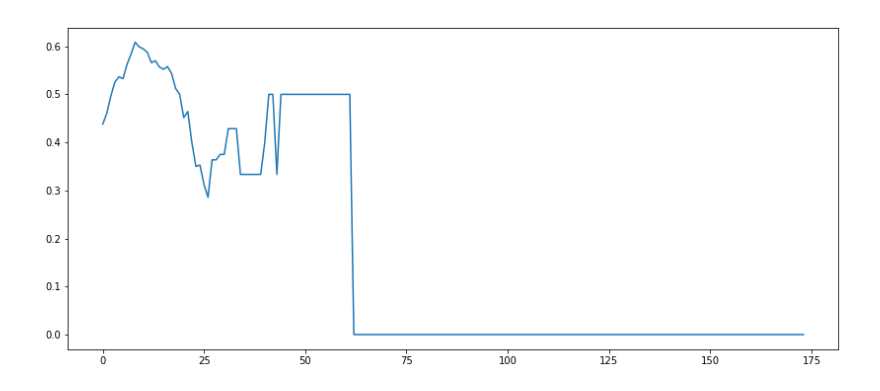
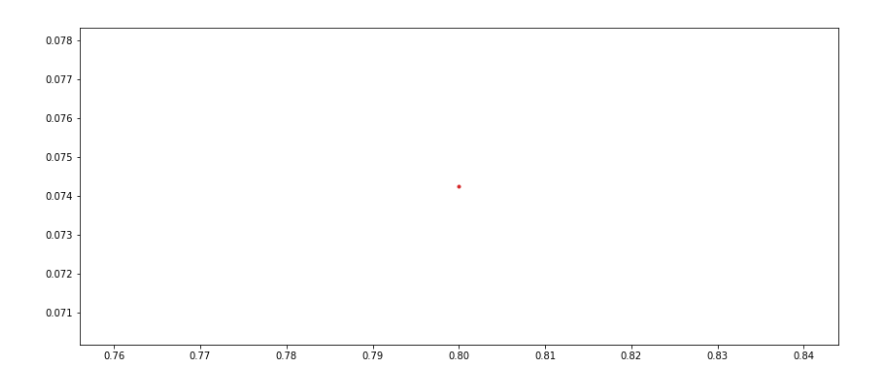
Before and after one commit to arthurtofani/footprint-recommendation-exp1, a Jupyter notebook: notebook/Untitled.ipynb, the cells around one changed output. Cells and saved outputs as stored; diff of their text form; code cells hidden in the pictures.

Commit message:
results

```diff
--- a/notebook/Untitled.ipynb
+++ b/notebook/Untitled.ipynb
@@ -25,0 +5,6 @@ df
+# %%
+#dfx = pd.read_csv('all_results.md.csv')
+dfx = pd.read_csv('test3.csv')
+df = dfx[(dfx.document_field=='session') & (dfx.term_field=='track')]
+df = df[df.num_query_terms==0]
+df = df.groupby(['strgy']).mean()
@@ -26,6 +37,17 @@ df
+# %%
+df1 = dfx[(dfx.document_field=='session') & (dfx.term_field=='track')]
+df1 = df1[df1.num_query_terms==0]
+df1 = df1.groupby(['query_terms_ratio']).mean()
+
+df2 = dfx[(dfx.document_field=='user') & (dfx.term_field=='track')]
+df2 = df2[df2.num_query_terms==0]
+df2 = df2.groupby(['query_terms_ratio']).mean()
 # %%
 plt.figure(figsize=(14, 6))
-plt.plot(x)
+plt.plot(df1.top1_acc)
+plt.plot(df2.top1_acc)
+plt.plot(df1.top1_acc, '.')
+plt.plot(df2.top1_acc, '.')
 plt.show()
 # %% [output]
-[figure, old version]
+[figure, new version]
```
Also changed, not shown: parts of 8 cells of this notebook, 4 other files.
